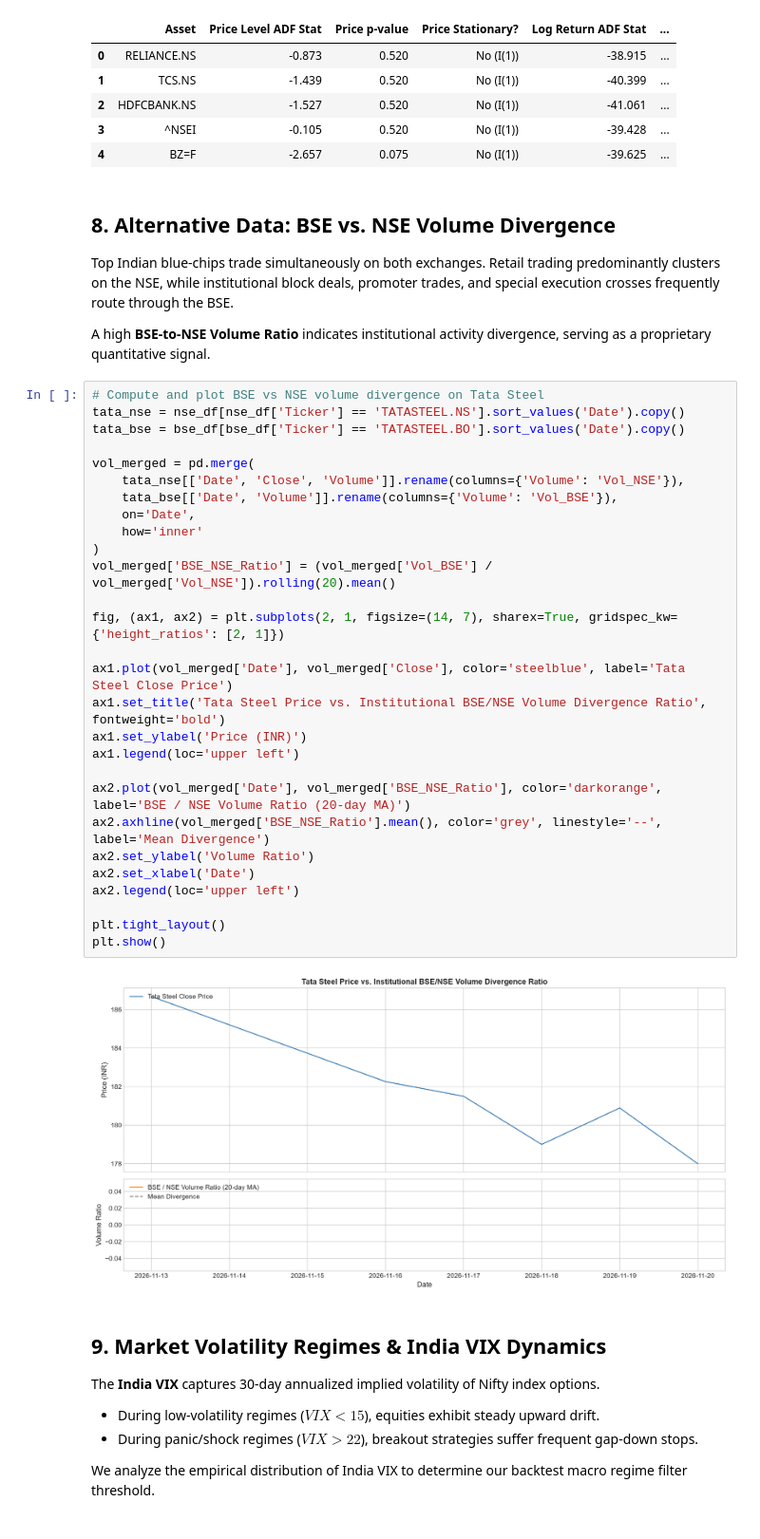
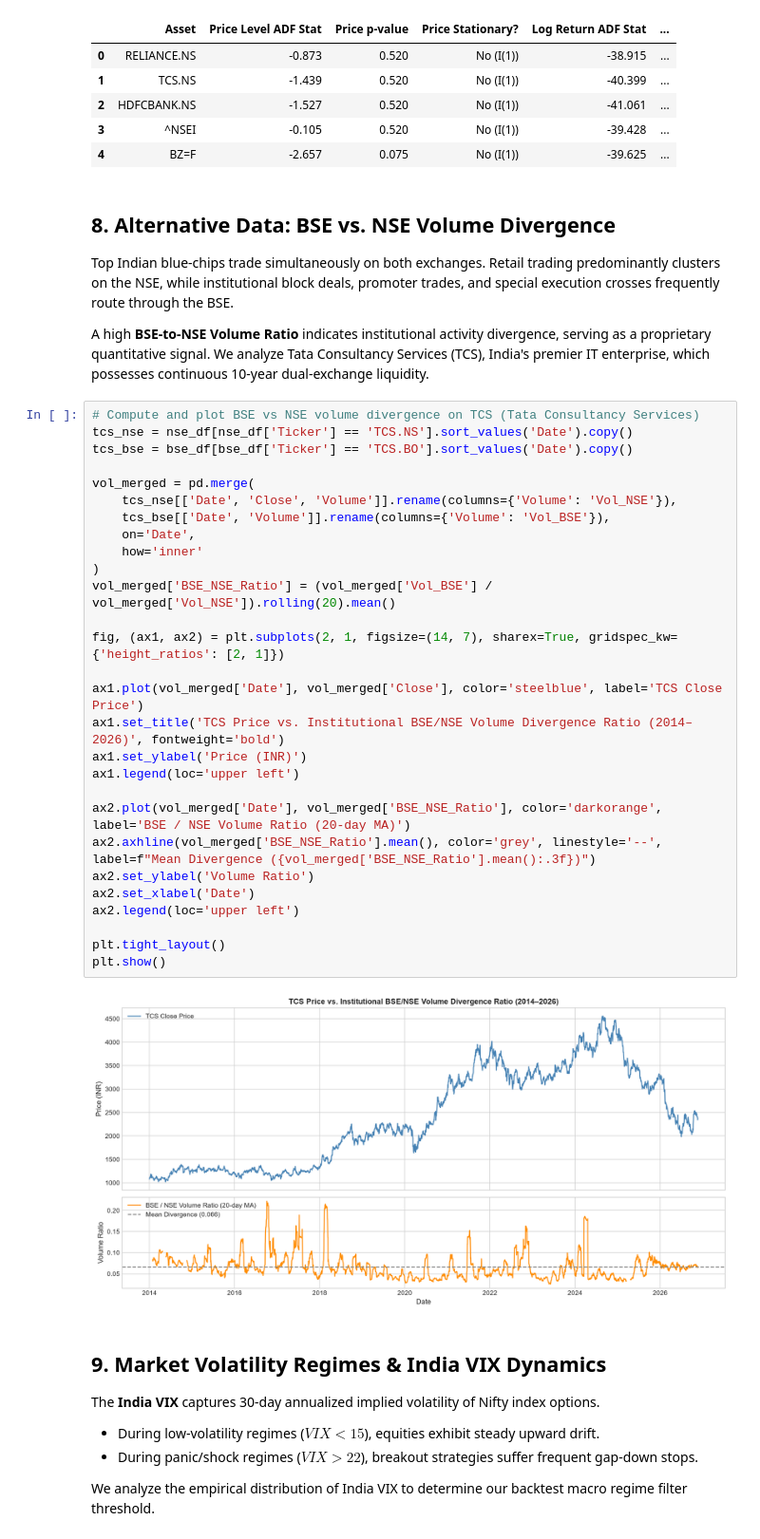
Before and after one commit to KrishnaG-101/NiftyAlpha, a Jupyter notebook: notebooks/01_eda_and_data.ipynb, the cells around one changed output. Shown at 95% size. Drawn from its saved outputs; the diff is of its cells as text.

Commit message:
fix(eda): resolve BSE volume divergence data truncation and blank plot in notebook 01- Replace TATASTEEL with TCS in Cells 14 & 15 to ensure continuous 10-year dual-exchange liquidity (3,176 bars vs. previous 6-bar truncation)- Fix rolling 20-day BSE/NSE volume ratio calculation, eliminating 100% NaN values and resolving the blank bottom subplot- Re-execute notebook in-process and persist updated high-resolution 10-year price and volume divergence visualization

```diff
--- a/notebooks/01_eda_and_data.ipynb
+++ b/notebooks/01_eda_and_data.ipynb
@@ -320,37 +320,37 @@ display(pd.DataFrame(adf_results))
 
 Top Indian blue-chips trade simultaneously on both exchanges. Retail trading predominantly clusters on the NSE, while institutional block deals, promoter trades, and special execution crosses frequently route through the BSE.
 
-A high **BSE-to-NSE Volume Ratio** indicates institutional activity divergence, serving as a proprietary quantitative signal.
+A high **BSE-to-NSE Volume Ratio** indicates institutional activity divergence, serving as a proprietary quantitative signal. We analyze Tata Consultancy Services (TCS), India's premier IT enterprise, which possesses continuous 10-year dual-exchange liquidity.
 # %%
-# Compute and plot BSE vs NSE volume divergence on Tata Steel
-tata_nse = nse_df[nse_df['Ticker'] == 'TATASTEEL.NS'].sort_values('Date').copy()
-tata_bse = bse_df[bse_df['Ticker'] == 'TATASTEEL.BO'].sort_values('Date').copy()
+# Compute and plot BSE vs NSE volume divergence on TCS (Tata Consultancy Services)
+tcs_nse = nse_df[nse_df['Ticker'] == 'TCS.NS'].sort_values('Date').copy()
+tcs_bse = bse_df[bse_df['Ticker'] == 'TCS.BO'].sort_values('Date').copy()
 
 vol_merged = pd.merge(
-    tata_nse[['Date', 'Close', 'Volume']].rename(columns={'Volume': 'Vol_NSE'}),
-    tata_bse[['Date', 'Volume']].rename(columns={'Volume': 'Vol_BSE'}),
+    tcs_nse[['Date', 'Close', 'Volume']].rename(columns={'Volume': 'Vol_NSE'}),
+    tcs_bse[['Date', 'Volume']].rename(columns={'Volume': 'Vol_BSE'}),
     on='Date',
     how='inner'
 )
 vol_merged['BSE_NSE_Ratio'] = (vol_merged['Vol_BSE'] / vol_merged['Vol_NSE']).rolling(20).mean()
 
 fig, (ax1, ax2) = plt.subplots(2, 1, figsize=(14, 7), sharex=True, gridspec_kw={'height_ratios': [2, 1]})
 
-ax1.plot(vol_merged['Date'], vol_merged['Close'], color='steelblue', label='Tata Steel Close Price')
-ax1.set_title('Tata Steel Price vs. Institutional BSE/NSE Volume Divergence Ratio', fontweight='bold')
+ax1.plot(vol_merged['Date'], vol_merged['Close'], color='steelblue', label='TCS Close Price')
+ax1.set_title('TCS Price vs. Institutional BSE/NSE Volume Divergence Ratio (2014–2026)', fontweight='bold')
 ax1.set_ylabel('Price (INR)')
 ax1.legend(loc='upper left')
 
 ax2.plot(vol_merged['Date'], vol_merged['BSE_NSE_Ratio'], color='darkorange', label='BSE / NSE Volume Ratio (20-day MA)')
-ax2.axhline(vol_merged['BSE_NSE_Ratio'].mean(), color='grey', linestyle='--', label='Mean Divergence')
+ax2.axhline(vol_merged['BSE_NSE_Ratio'].mean(), color='grey', linestyle='--', label=f"Mean Divergence ({vol_merged['BSE_NSE_Ratio'].mean():.3f})")
 ax2.set_ylabel('Volume Ratio')
 ax2.set_xlabel('Date')
 ax2.legend(loc='upper left')
 
 plt.tight_layout()
 plt.show()
 # %% [output]
-[figure, old version]
+[figure, new version]
 # %% [markdown]
 ## 9. Market Volatility Regimes & India VIX Dynamics
 
```
